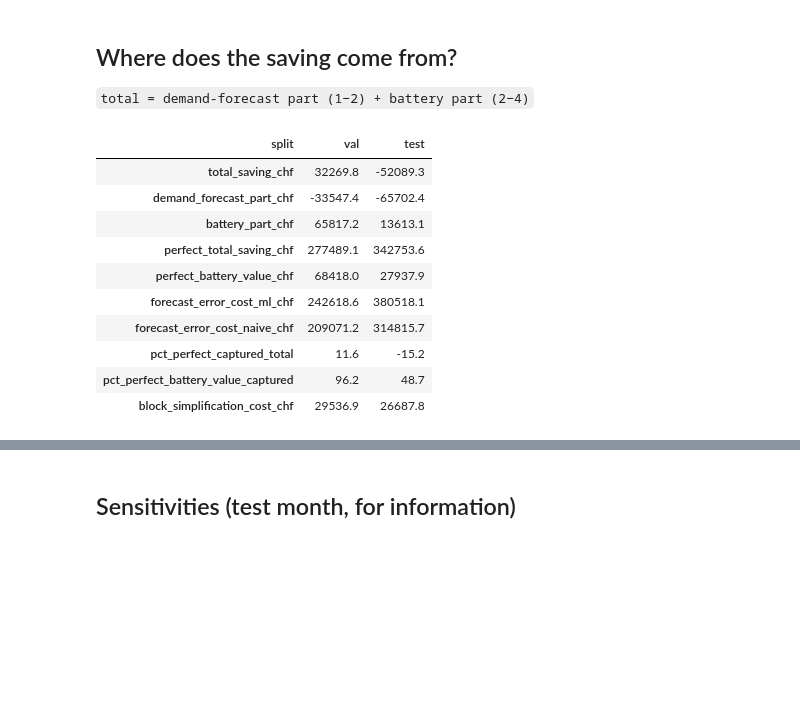
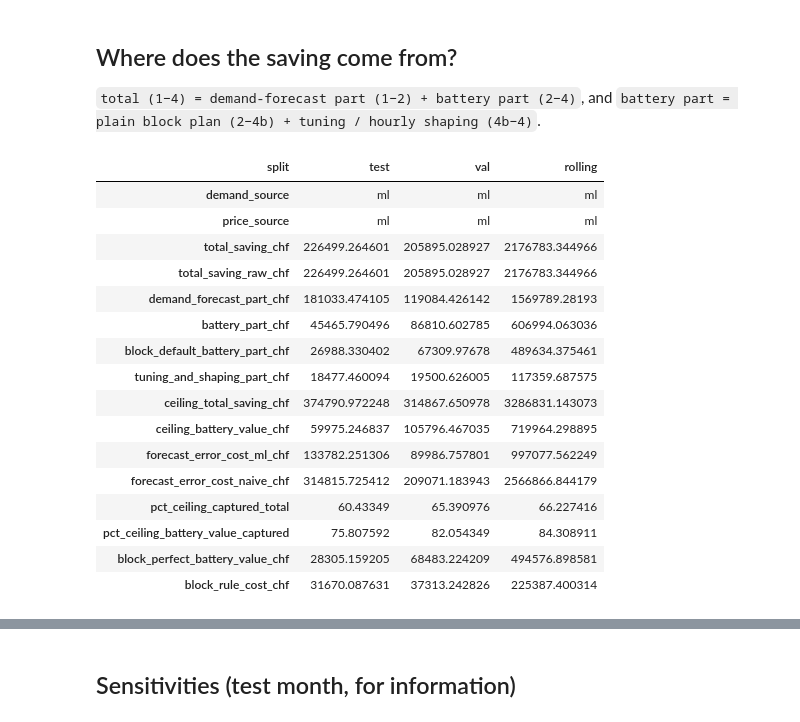
Before and after one commit to nicolasgarbea-lang/Data-analysis-and-processes, a Jupyter notebook: notebooks/04_backtest.ipynb, the cells around one changed output, grey strips where cells are left out. Drawn from its saved outputs; the diff is of its cells as text; code cells hidden in the pictures; blank space fills up the shorter version.

Commit message:
Phase 3-5: price model, tuned decision with hourly shaping, backtest with ML forecasts, Streamlit app

```diff
--- a/notebooks/04_backtest.ipynb
+++ b/notebooks/04_backtest.ipynb
@@ -9,7 +11,7 @@ ROOT = Path.cwd().parent if Path.cwd().name == 'notebooks' else Path.cwd()
 os.chdir(ROOT); sys.path.insert(0, str(ROOT))
 import pandas as pd
 from IPython.display import Image, Markdown, display
-pd.set_option('display.width', 200); pd.set_option('display.max_columns', 30)
+pd.set_option('display.width', 200); pd.set_option('display.max_columns', 40)
 summary = pd.read_csv('reports/backtest_summary.csv')
-print('forecast source:', summary['forecast_source'].unique())
+print('demand forecast source:', summary['demand_source'].unique(), '| price forecast source:', summary['price_source'].unique())
 # %% [output]
@@ -45,20 +63,26 @@ summary[summary.split=='val'][cols].round(1)
 # %% [markdown]
 ## Where does the saving come from?
-`total = demand-forecast part (1−2) + battery part (2−4)`
+`total (1−4) = demand-forecast part (1−2) + battery part (2−4)`, and `battery part = plain block plan (2−4b) + tuning / hourly shaping (4b−4)`.
 # %%
-pd.read_csv('reports/backtest_decomposition.csv').set_index('split').T.round(1)
+pd.read_csv('reports/backtest_decomposition.csv').set_index('split').T
 # %% [output]
-| split | val | test |
-| total_saving_chf | 32269.8 | -52089.3 |
-| demand_forecast_part_chf | -33547.4 | -65702.4 |
-| battery_part_chf | 65817.2 | 13613.1 |
-| perfect_total_saving_chf | 277489.1 | 342753.6 |
-| perfect_battery_value_chf | 68418.0 | 27937.9 |
-| forecast_error_cost_ml_chf | 242618.6 | 380518.1 |
-| forecast_error_cost_naive_chf | 209071.2 | 314815.7 |
-| pct_perfect_captured_total | 11.6 | -15.2 |
-| pct_perfect_battery_value_captured | 96.2 | 48.7 |
-| block_simplification_cost_chf | 29536.9 | 26687.8 |
+| split | test | val | rolling |
+| demand_source | ml | ml | ml |
+| price_source | ml | ml | ml |
+| total_saving_chf | 226499.264601 | 205895.028927 | 2176783.344966 |
+| total_saving_raw_chf | 226499.264601 | 205895.028927 | 2176783.344966 |
+| demand_forecast_part_chf | 181033.474105 | 119084.426142 | 1569789.28193 |
+| battery_part_chf | 45465.790496 | 86810.602785 | 606994.063036 |
+| block_default_battery_part_chf | 26988.330402 | 67309.97678 | 489634.375461 |
+| tuning_and_shaping_part_chf | 18477.460094 | 19500.626005 | 117359.687575 |
+| ceiling_total_saving_chf | 374790.972248 | 314867.650978 | 3286831.143073 |
+| ceiling_battery_value_chf | 59975.246837 | 105796.467035 | 719964.298895 |
+| forecast_error_cost_ml_chf | 133782.251306 | 89986.757801 | 997077.562249 |
+| forecast_error_cost_naive_chf | 314815.725412 | 209071.183943 | 2566866.844179 |
+| pct_ceiling_captured_total | 60.43349 | 65.390976 | 66.227416 |
+| pct_ceiling_battery_value_captured | 75.807592 | 82.054349 | 84.308911 |
+| block_perfect_battery_value_chf | 28305.159205 | 68483.224209 | 494576.898581 |
+| block_rule_cost_chf | 31670.087631 | 37313.242826 | 225387.400314 |
 # %%
 display(Image('reports/figures/backtest_cumulative_savings_test.png'))
 display(Image('reports/figures/backtest_cost_breakdown.png'))
```
Also changed, not shown: parts of 19 cells of this notebook, 52 other files.
